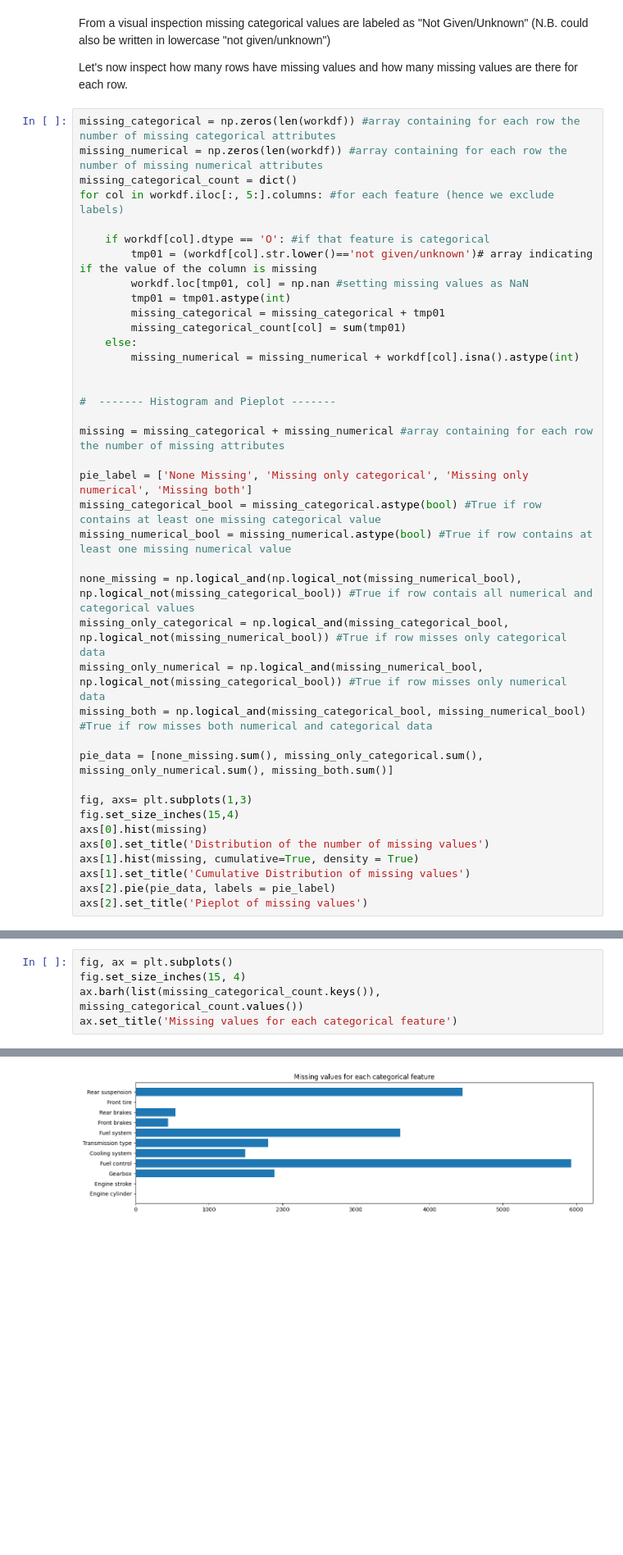
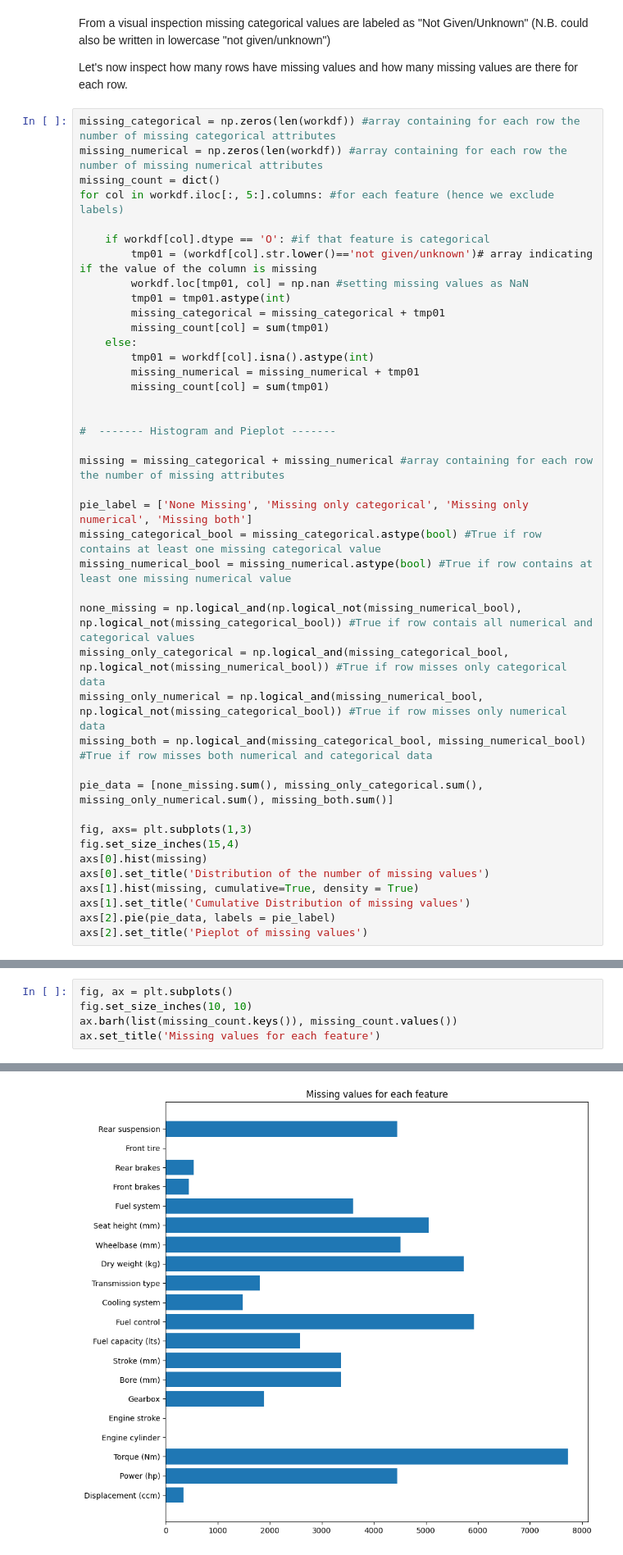
Before and after one commit to giulionenna/GrassiNenna_HWpca, a Jupyter notebook: GrassiNenna_HWpca.ipynb, the cells around one changed output, grey strips where cells are left out. Shown: that part at 82% size. Saved outputs shown, nothing was run; the diff lists cells and outputs as text; blank space fills up the shorter version.

```diff
--- a/GrassiNenna_HWpca.ipynb
+++ b/GrassiNenna_HWpca.ipynb
@@ -48,7 +48,7 @@ Let's now inspect how many rows have missing values and how many missing values
 # %%
 missing_categorical = np.zeros(len(workdf)) #array containing for each row the number of missing categorical attributes
 missing_numerical = np.zeros(len(workdf)) #array containing for each row the number of missing numerical attributes
-missing_categorical_count = dict()
+missing_count = dict()
 for col in workdf.iloc[:, 5:].columns: #for each feature (hence we exclude labels)
 
     if workdf[col].dtype == 'O': #if that feature is categorical
@@ -56,9 +56,11 @@ for col in workdf.iloc[:, 5:].columns: #for each feature (hence we exclude label
         workdf.loc[tmp01, col] = np.nan #setting missing values as NaN
         tmp01 = tmp01.astype(int)
         missing_categorical = missing_categorical + tmp01
-        missing_categorical_count[col] = sum(tmp01)
+        missing_count[col] = sum(tmp01)
     else:
-        missing_numerical = missing_numerical + workdf[col].isna().astype(int)
+        tmp01 = workdf[col].isna().astype(int)
+        missing_numerical = missing_numerical + tmp01
+        missing_count[col] = sum(tmp01)
 
 
 #  ------- Histogram and Pieplot -------
@@ -89,7 +91,7 @@ Text(0.5, 1.0, 'Pieplot of missing values')
 [figure]
 # %%
 fig, ax = plt.subplots()
-fig.set_size_inches(15, 4)
-ax.barh(list(missing_categorical_count.keys()), missing_categorical_count.values())
-ax.set_title('Missing values for each categorical feature')
+fig.set_size_inches(10, 10)
+ax.barh(list(missing_count.keys()), missing_count.values())
+ax.set_title('Missing values for each feature')
 # %% [output]
@@ -97,4 +99,4 @@ Text(0.5, 1.0, 'Missing values for each categorical feature')
-[figure, old version]
+[figure, new version]
 # %% [markdown]
 idea:
 1. togliamo le righe che hanno troppi missing values;
```
Also changed, not shown: parts of 5 cells of this notebook.
